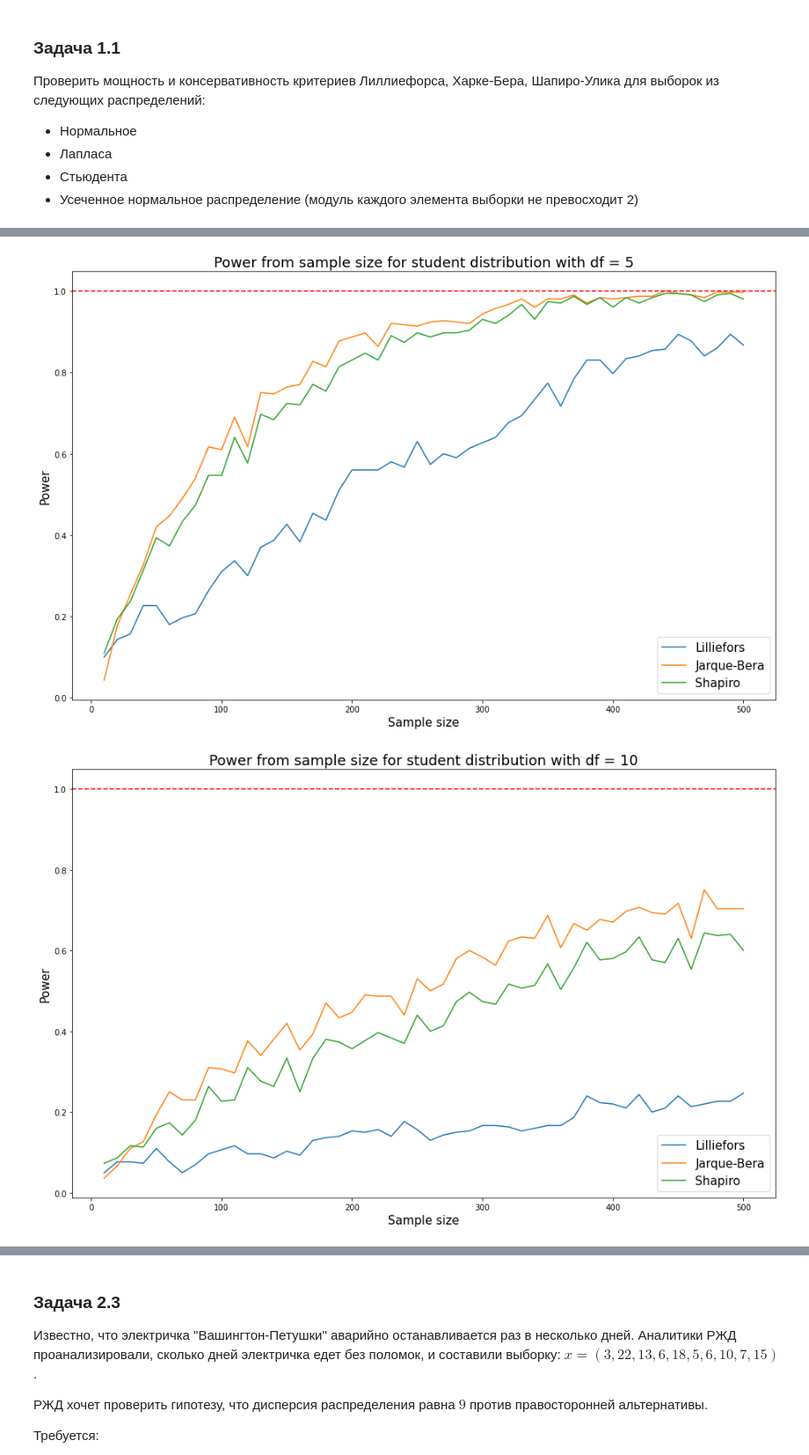
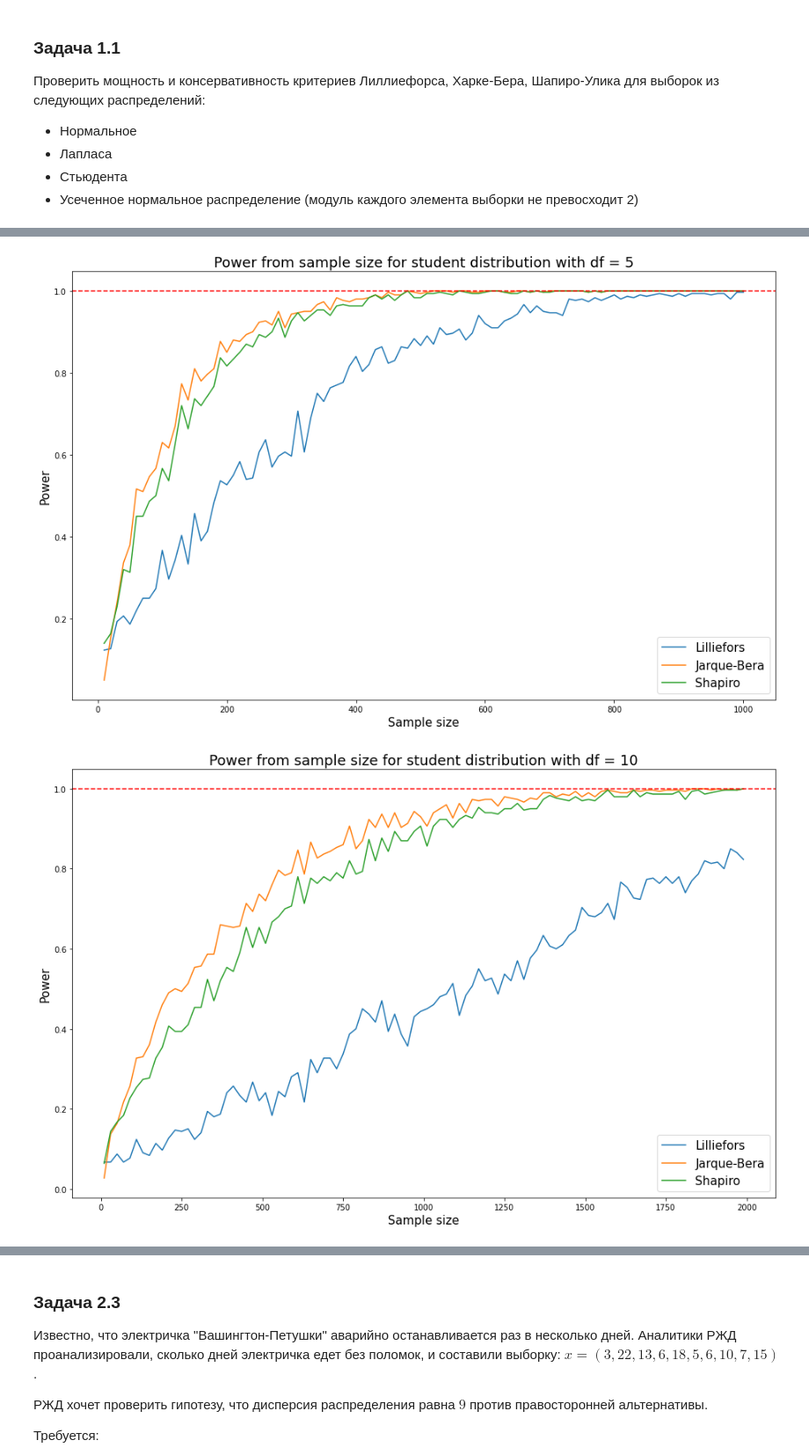
Before and after one commit to Alexuserx/Stats, a Jupyter notebook: Lab1/Stats_lab1.ipynb, the cells around one changed output, grey strips where cells are left out. Shown at 88% size. Cells and saved outputs as stored; diff of their text form; code cells hidden in the pictures.

```diff
--- a/Lab1/Stats_lab1.ipynb
+++ b/Lab1/Stats_lab1.ipynb
@@ -106,8 +106,8 @@ plot_power('student', iters=300, MAX_SAMP=500, df=2)
 # %%
-plot_power('student', iters=300, MAX_SAMP=500, df=5)
+plot_power('student', iters=300, MAX_SAMP=1000, df=5)
 # %% [output]
-[figure, old version]
+[figure, new version]
 # %%
-plot_power('student', iters=300, MAX_SAMP=500, df=10)
+plot_power('student', iters=300, MAX_SAMP=2000, step=20, df=10)
 # %% [output]
-[figure, old version]
+[figure, new version]
```
Also changed, not shown: parts of 9 cells of this notebook.
